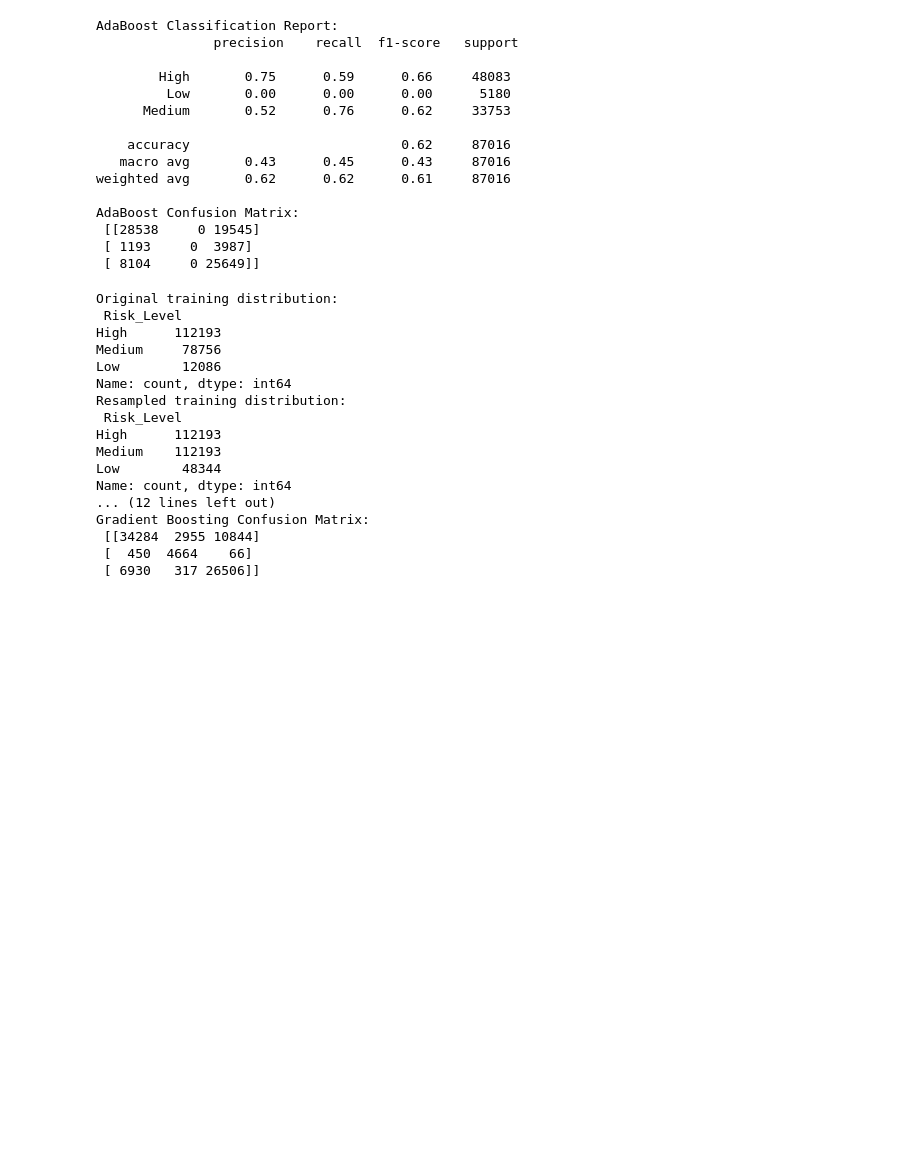
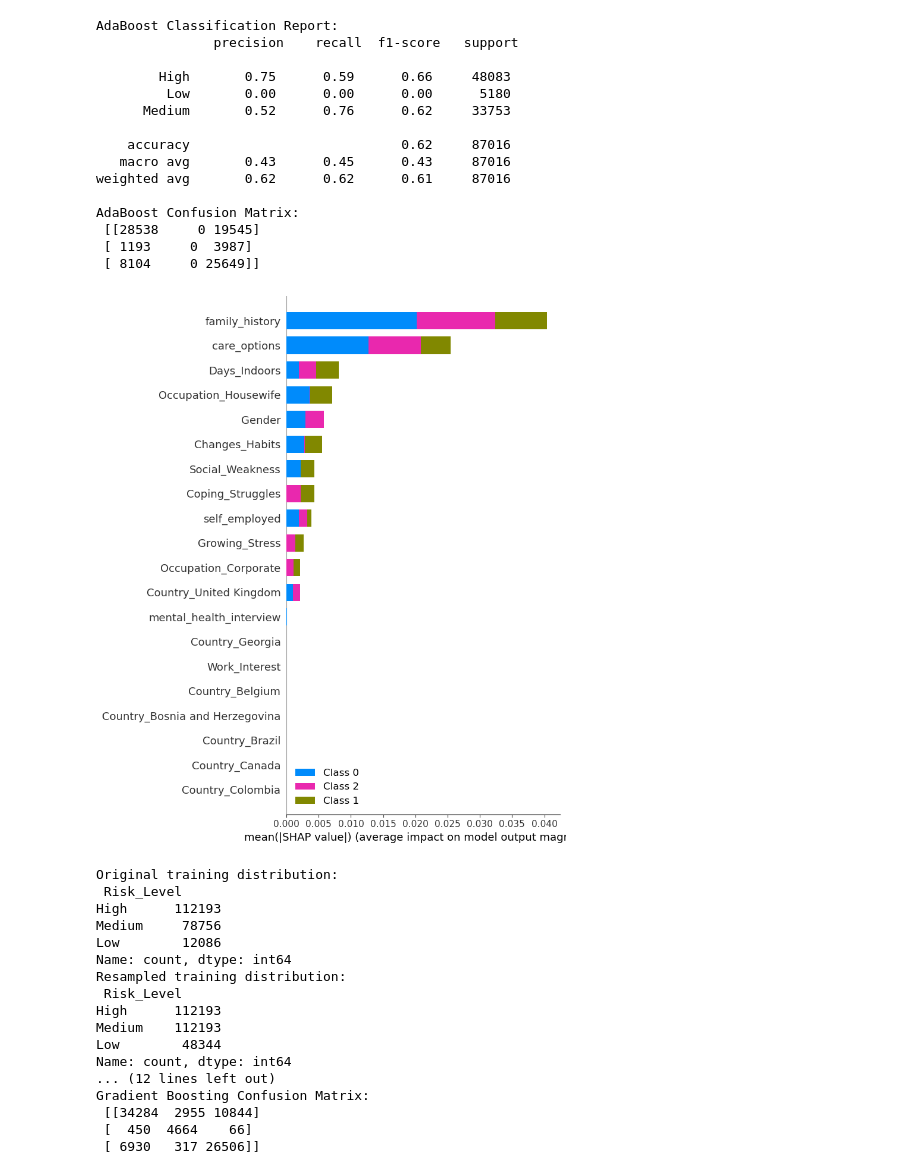
Before and after one commit to RananBarua/MSTRPRJCT, a Jupyter notebook: mentalhealth.ipynb, the cells around one changed output. Saved outputs shown, nothing was run; the diff lists cells and outputs as text; code cells hidden in the pictures; blank space fills up the shorter version.

```diff
--- a/mentalhealth.ipynb
+++ b/mentalhealth.ipynb
@@ -684,6 +707,25 @@ AdaBoost Confusion Matrix:
  [[28538     0 19545]
  [ 1193     0  3987]
  [ 8104     0 25649]]
+# %%
+import shap
+import numpy as np
+
+# Sample 100 rows to make Kernel SHAP faster
+X_test_sample = X_test.sample(n=100, random_state=42)
+
+# Define a prediction function for your model
+def predict_fn(X):
+    return ada_model.predict_proba(X)
+
+# KernelExplainer
+explainer_ada = shap.KernelExplainer(predict_fn, X_test_sample)
+shap_values_ada = explainer_ada.shap_values(X_test_sample)
+
+# Bar plot for feature importance
+shap.summary_plot(shap_values_ada, X_test_sample, plot_type="bar")
+# %% [output]
+[figure, added]
 # %%
 from sklearn.ensemble import GradientBoostingClassifier
 from imblearn.over_sampling import SMOTE
```
Also changed, not shown: parts of 6 cells of this notebook, 5 other files.
